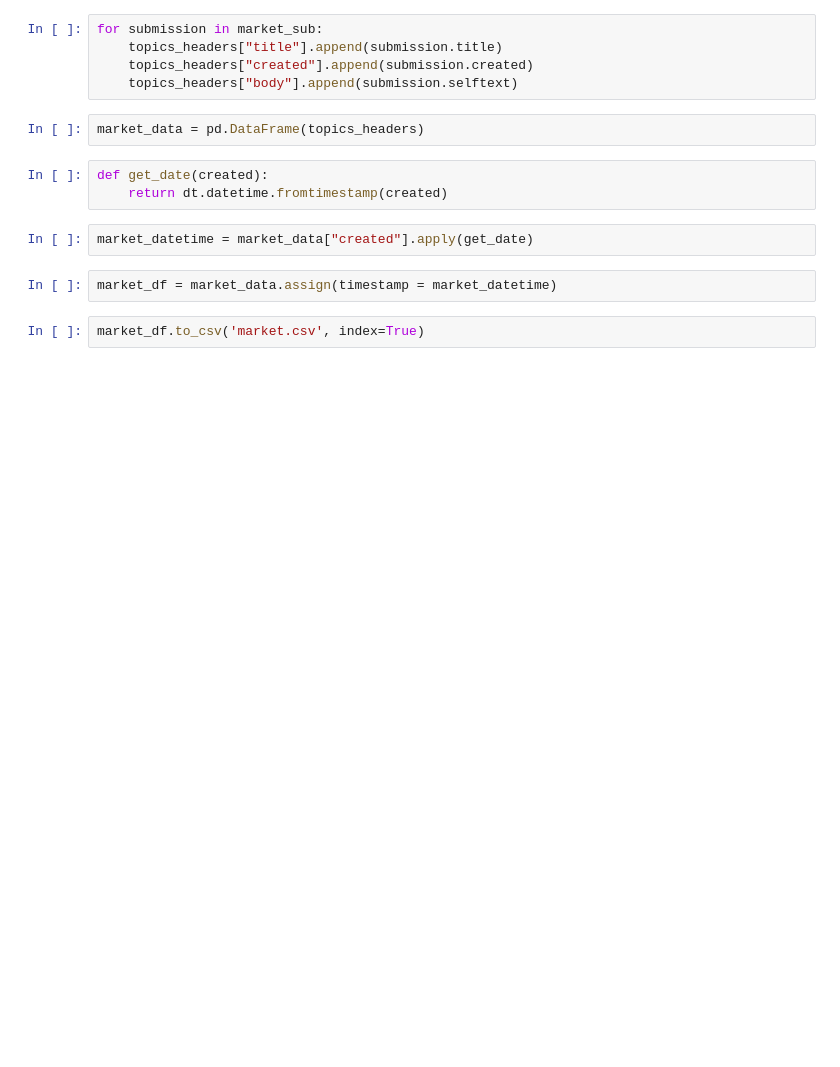
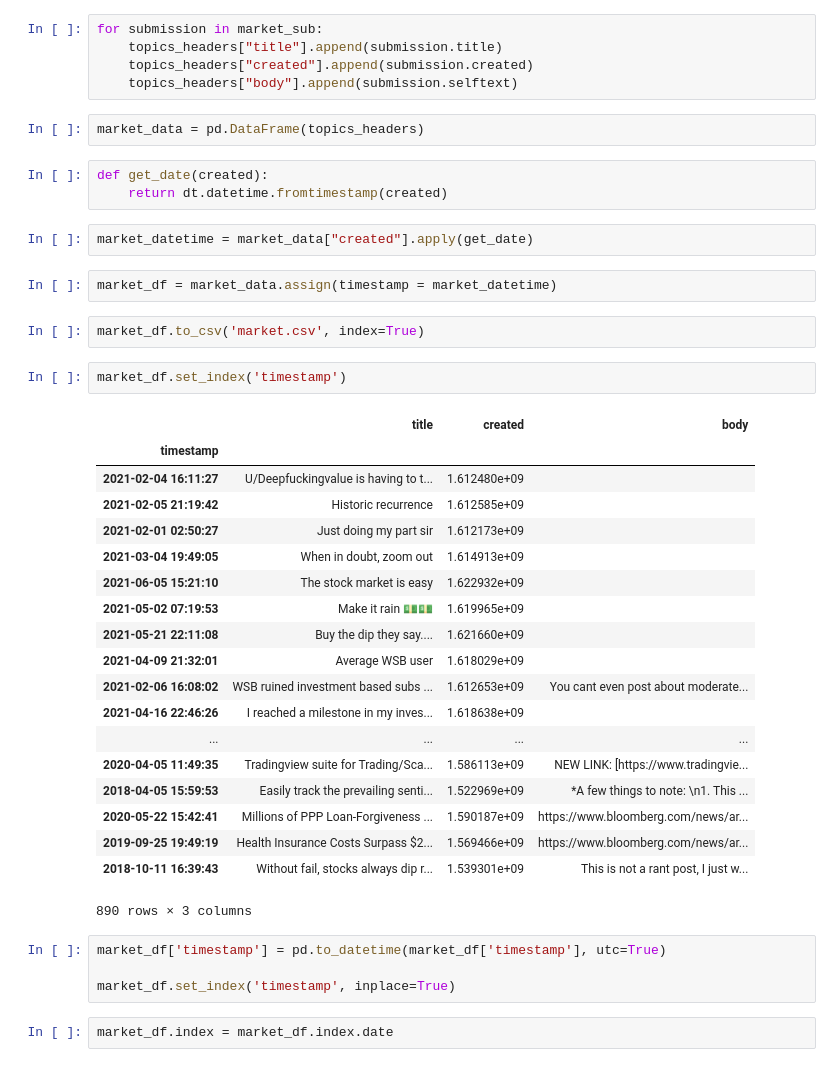
Before and after one commit to iAmSeanzie/Group_MemeStock_Project, a Jupyter notebook: Reddit_API/stockmarket.ipynb, the cells around one changed output. Saved outputs shown, nothing was run; the diff lists cells and outputs as text; blank space fills up the shorter version.

```diff
--- a/Reddit_API/stockmarket.ipynb
+++ b/Reddit_API/stockmarket.ipynb
@@ -56,3 +56,31 @@ market_datetime = market_data["created"].apply(get_date)
 market_df = market_data.assign(timestamp = market_datetime)
 # %%
 market_df.to_csv('market.csv', index=True)
+# %%
+market_df.set_index('timestamp')
+# %% [output]
+|  | title | created | body |
+| timestamp |  |  |  |
+| 2021-02-04 16:11:27 | U/Deepfuckingvalue is having to t... | 1.612480e+09 |  |
+| 2021-02-05 21:19:42 | Historic recurrence | 1.612585e+09 |  |
+| 2021-02-01 02:50:27 | Just doing my part sir | 1.612173e+09 |  |
+| 2021-03-04 19:49:05 | When in doubt, zoom out | 1.614913e+09 |  |
+| 2021-06-05 15:21:10 | The stock market is easy | 1.622932e+09 |  |
+| 2021-05-02 07:19:53 | Make it rain 💵💵 | 1.619965e+09 |  |
+| 2021-05-21 22:11:08 | Buy the dip they say.... | 1.621660e+09 |  |
+| 2021-04-09 21:32:01 | Average WSB user | 1.618029e+09 |  |
+| 2021-02-06 16:08:02 | WSB ruined investment based subs ... | 1.612653e+09 | You cant even post about moderate... |
+| 2021-04-16 22:46:26 | I reached a milestone in my inves... | 1.618638e+09 |  |
+| ... | ... | ... | ... |
+| 2020-04-05 11:49:35 | Tradingview suite for Trading/Sca... | 1.586113e+09 | NEW LINK: [https://www.tradingvie... |
+| 2018-04-05 15:59:53 | Easily track the prevailing senti... | 1.522969e+09 | *A few things to note: \n1. This ... |
+| 2020-05-22 15:42:41 | Millions of PPP Loan-Forgiveness ... | 1.590187e+09 | https://www.bloomberg.com/news/ar... |
+| 2019-09-25 19:49:19 | Health Insurance Costs Surpass $2... | 1.569466e+09 | https://www.bloomberg.com/news/ar... |
+| 2018-10-11 16:39:43 | Without fail, stocks always dip r... | 1.539301e+09 | This is not a rant post, I just w... |
+890 rows × 3 columns
+# %%
+market_df['timestamp'] = pd.to_datetime(market_df['timestamp'], utc=True)
+
+market_df.set_index('timestamp', inplace=True)
+# %%
+market_df.index = market_df.index.date
```
Also changed, not shown: parts of 11 cells of this notebook, 10 other files.
